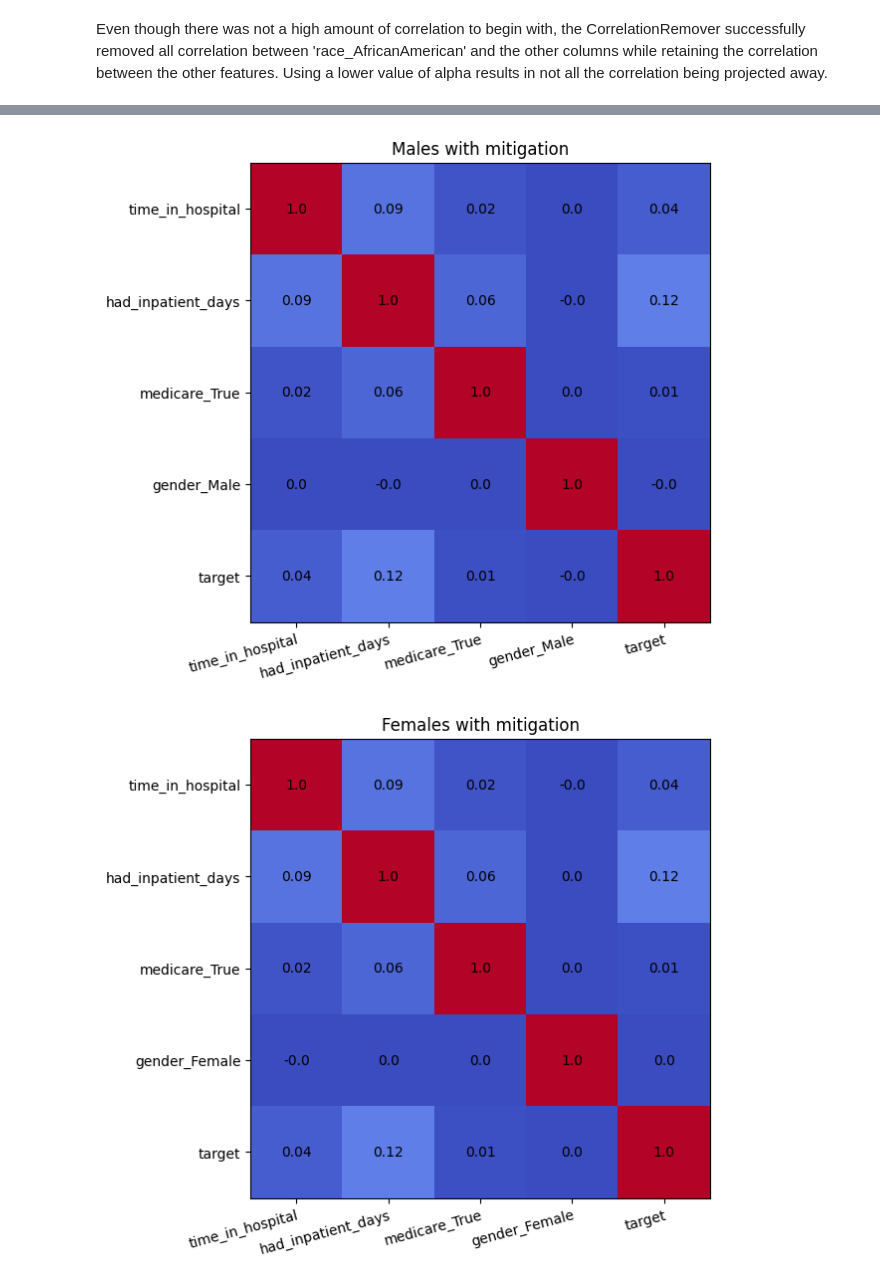
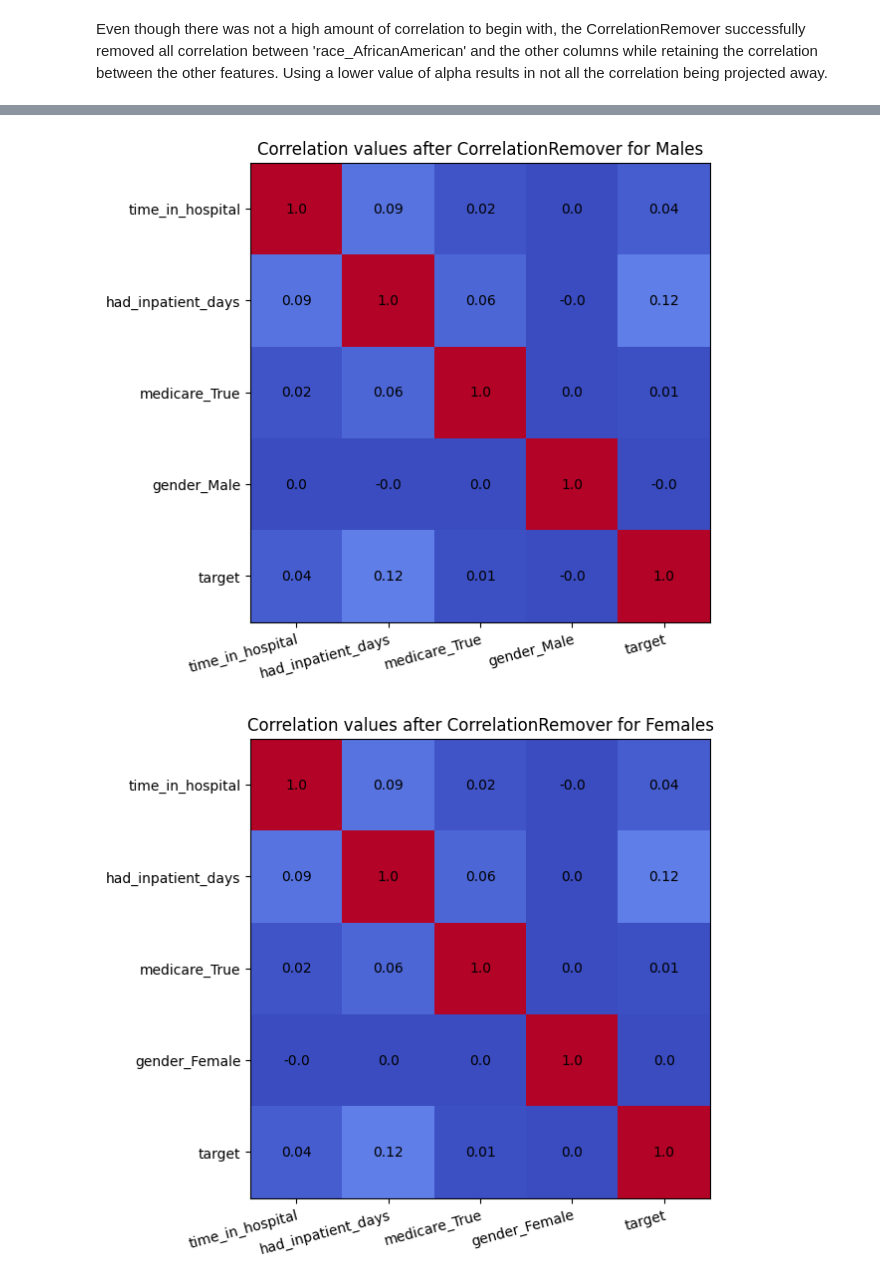
Before and after one commit to nicolacalzone/FairLearn_Sample, a Jupyter notebook: plot_correlationremover_before_after_checkpoint.ipynb, the cells around one changed output, grey strips where cells are left out. Saved outputs shown, nothing was run; the diff lists cells and outputs as text; code cells hidden in the pictures.

```diff
--- a/plot_correlationremover_before_after_checkpoint.ipynb
+++ b/plot_correlationremover_before_after_checkpoint.ipynb
@@ -242,21 +258,21 @@ plot_heatmap(X_cr_female_black, "Females no mitigation")
 # %%
 cr_male_white = CorrelationRemover(sensitive_feature_ids=["gender_Male"], alpha=1)
 X_cr_male_white = cr_male_white.fit_transform(X_raw_gender_male)
 X_cr_male_white = pd.DataFrame(
     X_cr_male_white, columns=["time_in_hospital", "had_inpatient_days_True", "medicare_True"]
 )
 X_cr_male_white["gender_Male"] = X_raw_gender_male["gender_Male"]
 
 cr_female_black = CorrelationRemover(sensitive_feature_ids=["gender_Female"], alpha=1)
 X_cr_female_black = cr_female_black.fit_transform(X_raw_gender_female)
 X_cr_female_black = pd.DataFrame(
     X_cr_female_black, columns=["time_in_hospital", "had_inpatient_days_True", "medicare_True"]
 )
 X_cr_female_black["gender_Female"] = X_raw_gender_female["gender_Female"]
 
 
-plot_heatmap(X_cr_male_white, "Males with mitigation")
-plot_heatmap(X_cr_female_black, "Females with mitigation")
+plot_heatmap(X_cr_male_white, "Correlation values after CorrelationRemover for Males")
+plot_heatmap(X_cr_female_black, "Correlation values after CorrelationRemover for Females")
 # %% [output]
-[figure, old version]
+[figure, new version]
-[figure, old version]
+[figure, new version]
```
Also changed, not shown: parts of 4 cells of this notebook.
